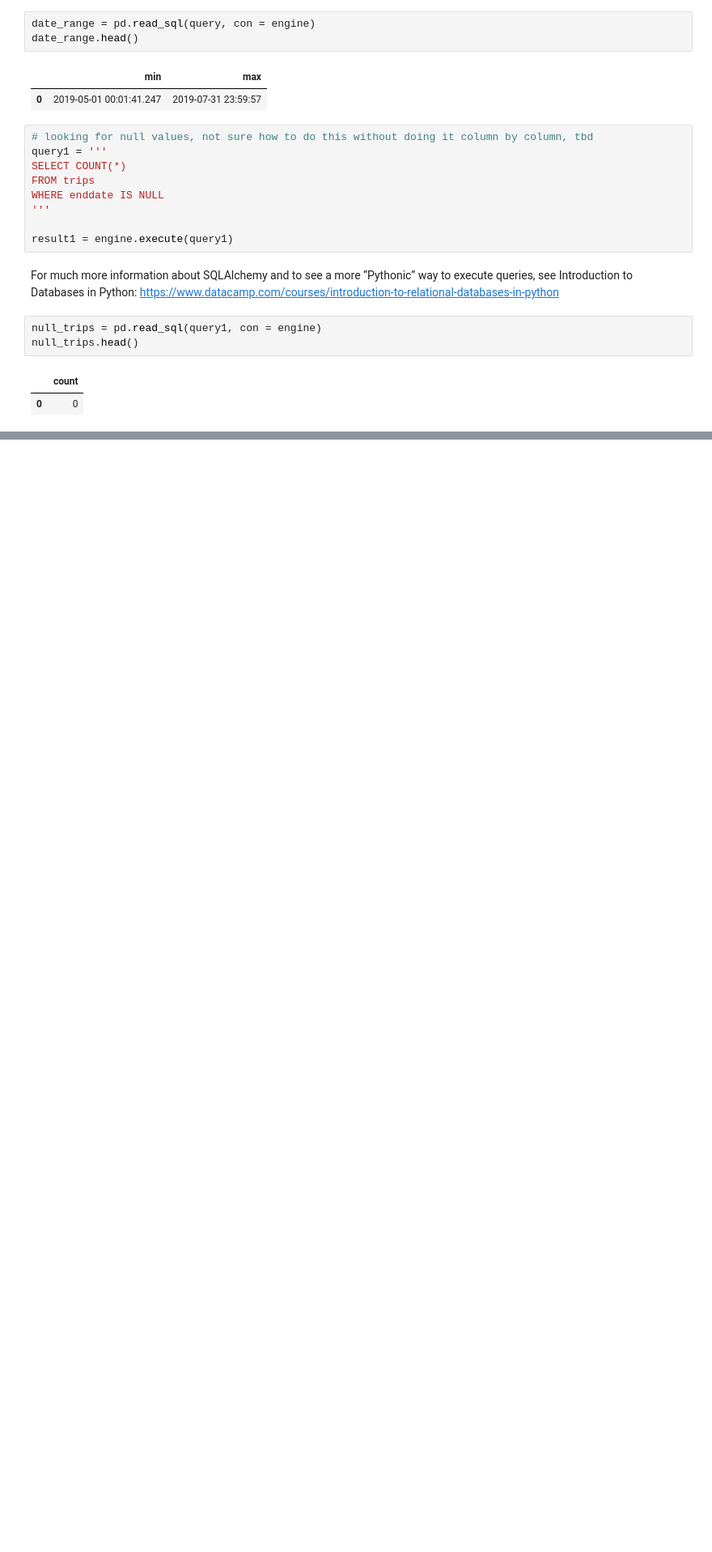
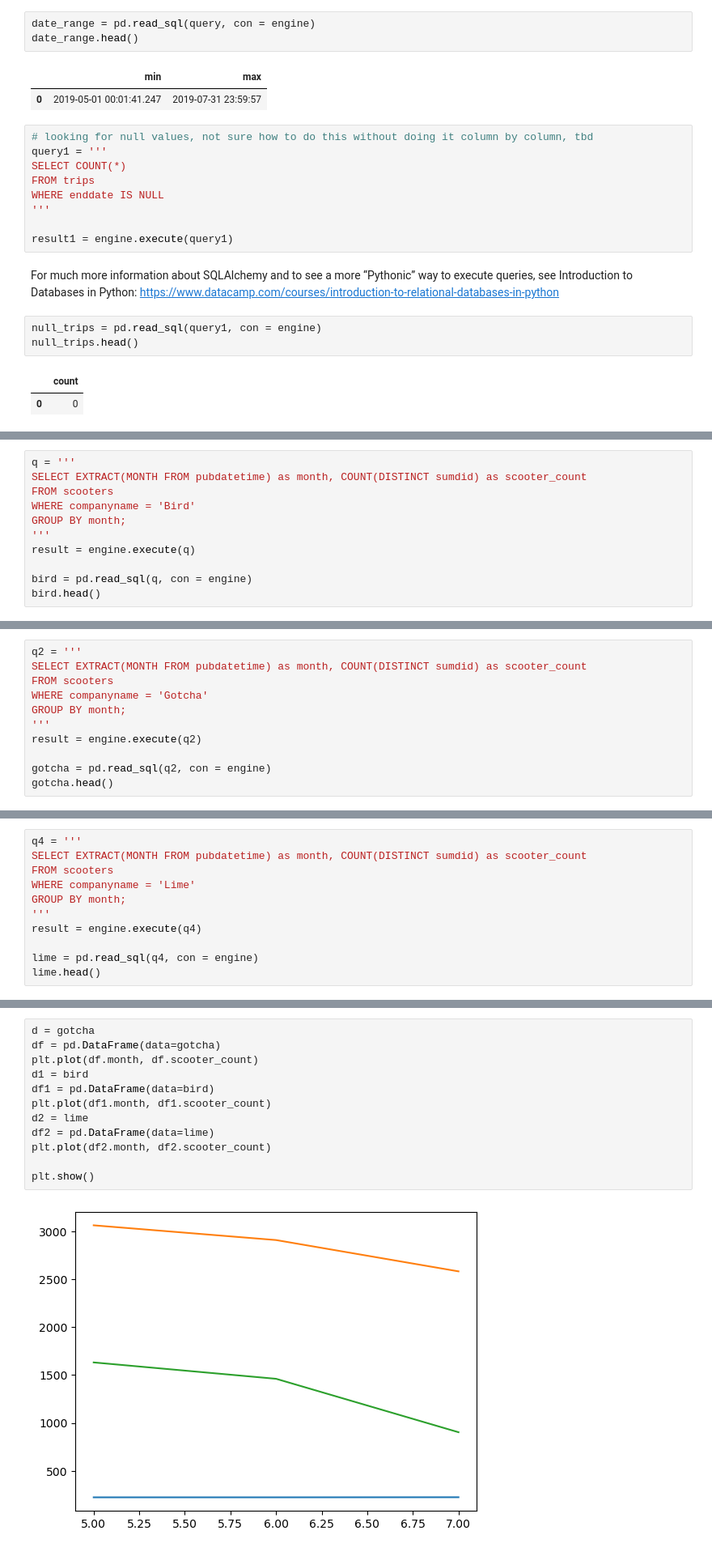
Before and after one commit to NSS-Data-Analytics-Cohort-8/scooter-partner1-whenhugocallsuspythonistas, a Jupyter notebook: notebooks/eda.ipynb, the cells around one changed output, grey strips where cells are left out. Shown: that part at 81% size. Drawn from its saved outputs; the diff is of its cells as text; blank space fills up the shorter version.

```diff
--- a/notebooks/eda.ipynb
+++ b/notebooks/eda.ipynb
@@ -83,0 +132,11 @@ time_values.head()
+# %%
+q = '''
+SELECT EXTRACT(MONTH FROM pubdatetime) as month, COUNT(DISTINCT sumdid) as scooter_count
+FROM scooters
+WHERE companyname = 'Bird'
+GROUP BY month;
+'''
+result = engine.execute(q)
+
+bird = pd.read_sql(q, con = engine)
+bird.head()
@@ -83,0 +164,11 @@ time_values.head()
+# %%
+q2 = '''
+SELECT EXTRACT(MONTH FROM pubdatetime) as month, COUNT(DISTINCT sumdid) as scooter_count
+FROM scooters
+WHERE companyname = 'Gotcha'
+GROUP BY month;
+'''
+result = engine.execute(q2)
+
+gotcha = pd.read_sql(q2, con = engine)
+gotcha.head()
@@ -83,0 +196,11 @@ time_values.head()
+# %%
+q4 = '''
+SELECT EXTRACT(MONTH FROM pubdatetime) as month, COUNT(DISTINCT sumdid) as scooter_count
+FROM scooters
+WHERE companyname = 'Lime'
+GROUP BY month;
+'''
+result = engine.execute(q4)
+
+lime = pd.read_sql(q4, con = engine)
+lime.head()
@@ -83,0 +212,14 @@ time_values.head()
+# %%
+d = gotcha
+df = pd.DataFrame(data=gotcha)
+plt.plot(df.month, df.scooter_count)
+d1 = bird
+df1 = pd.DataFrame(data=bird)
+plt.plot(df1.month, df1.scooter_count)
+d2 = lime
+df2 = pd.DataFrame(data=lime)
+plt.plot(df2.month, df2.scooter_count)
+
+plt.show()
+# %% [output]
+[figure, added]
```
Also changed, not shown: parts of 13 cells of this notebook.
